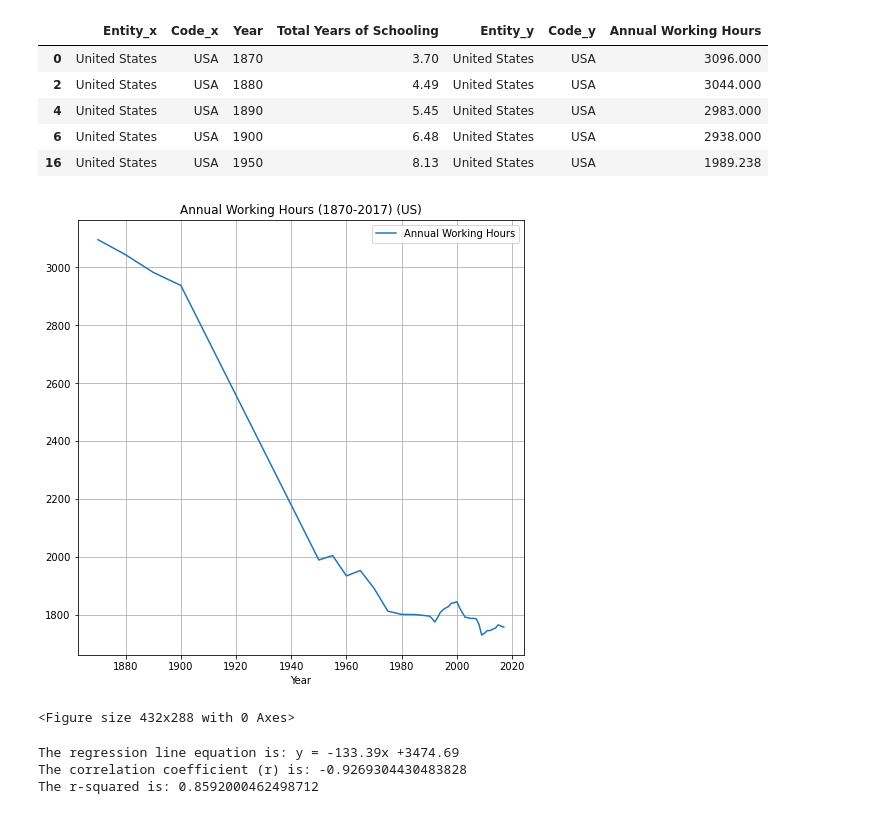
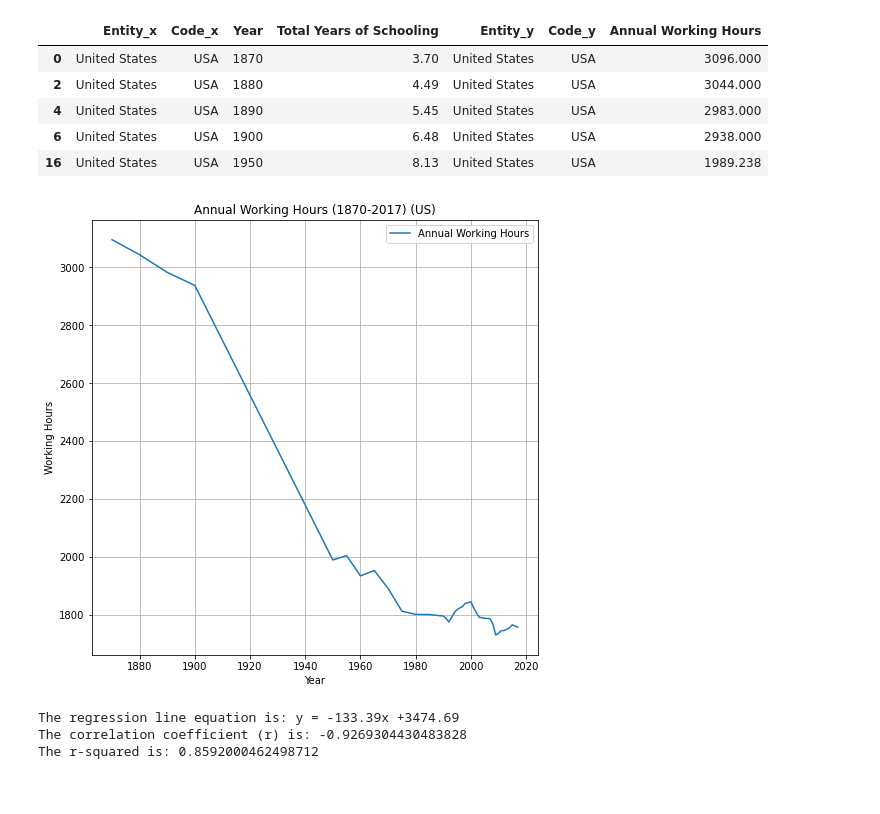
Before and after one commit to kkirstan/Quality-of-Life-vs.-Working-Hours-in-the-U.S., a Jupyter notebook: Quality of Life.ipynb, the cells around one changed output. Saved outputs shown, nothing was run; the diff lists cells and outputs as text; code cells hidden in the pictures.

Commit message:
fixed first graph

```diff
--- a/Quality of Life.ipynb
+++ b/Quality of Life.ipynb
@@ -34,13 +34,12 @@ all_data_new.head(5)
 # %%
 wh_time_plot = all_data_new.plot(kind="line", x="Year", y="Annual Working Hours", grid=True, figsize=(8,8),
                title="Annual Working Hours (1870-2017) (US)")
-wh_time_plot.xaxis.get_label().set_visible(True)
-wh_time_plot.yaxis.get_label().set_visible(True)
+plt.xlabel("Year")
+plt.ylabel("Working Hours")
+plt.savefig('wh_time_line_plot.png')
 plt.show()
-plt.savefig('wh_time_line_plot.png')
 # %% [output]
-[figure, old version]
+[figure, new version]
-<Figure size 432x288 with 0 Axes>
 # %%
 x=all_data_new["Total Years of Schooling"]
 y=all_data_new["Annual Working Hours"]
```
Also changed, not shown: 1 other file.
